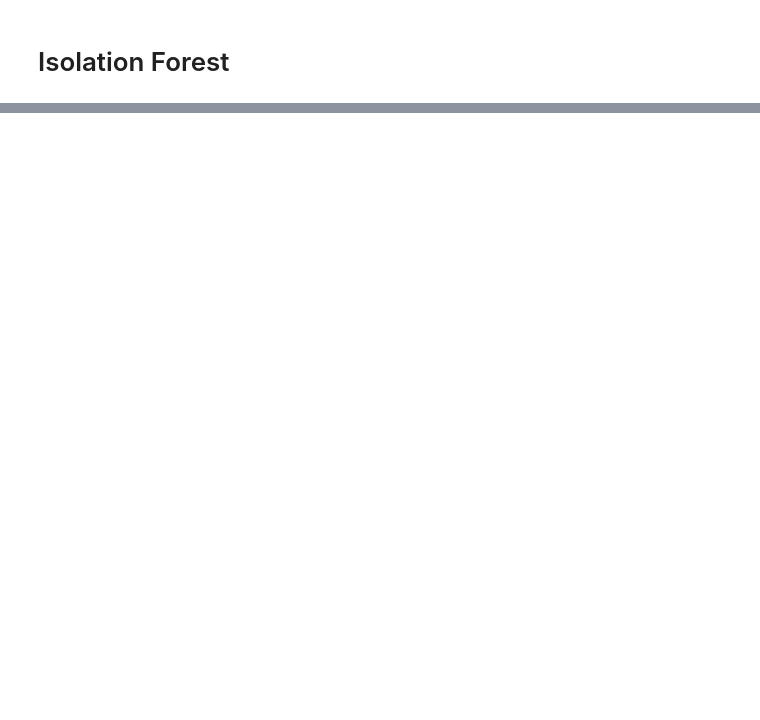
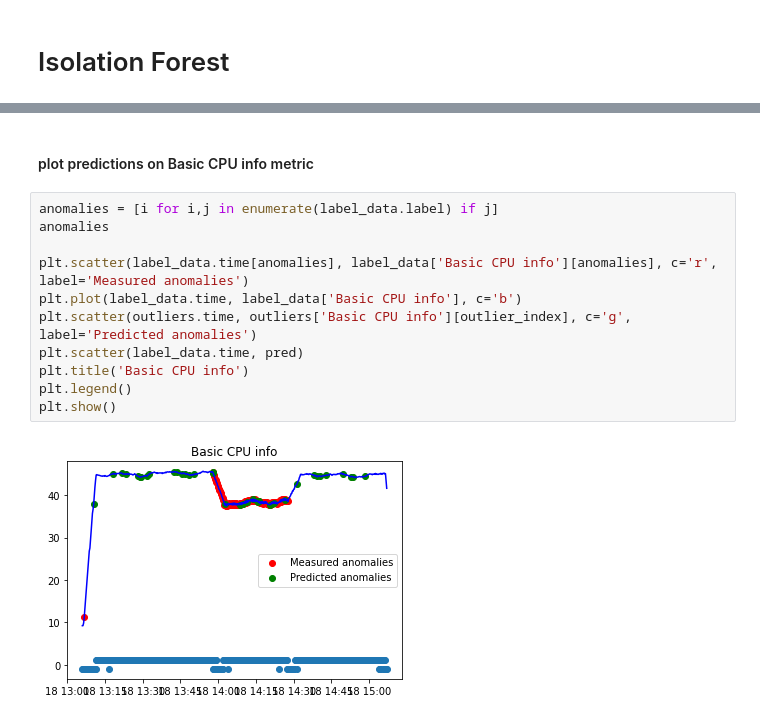
Before and after one commit to ole2252/FMS-AD, a Jupyter notebook: Correlation.ipynb, the cells around one changed output, grey strips where cells are left out. Drawn from its saved outputs; the diff is of its cells as text; blank space fills up the shorter version.

```diff
--- a/Correlation.ipynb
+++ b/Correlation.ipynb
@@ -315,0 +382,15 @@ ValueError: Number of features of the model must match the input. Model n_featur
+# %% [markdown]
+#### plot predictions on Basic CPU info metric
+# %%
+anomalies = [i for i,j in enumerate(label_data.label) if j]
+anomalies
+
+plt.scatter(label_data.time[anomalies], label_data['Basic CPU info'][anomalies], c='r', label='Measured anomalies')
+plt.plot(label_data.time, label_data['Basic CPU info'], c='b')
+plt.scatter(outliers.time, outliers['Basic CPU info'][outlier_index], c='g', label='Predicted anomalies')
+plt.scatter(label_data.time, pred)
+plt.title('Basic CPU info')
+plt.legend()
+plt.show()
+# %% [output]
+[figure, added]
```
Also changed, not shown: parts of 12 cells of this notebook.
